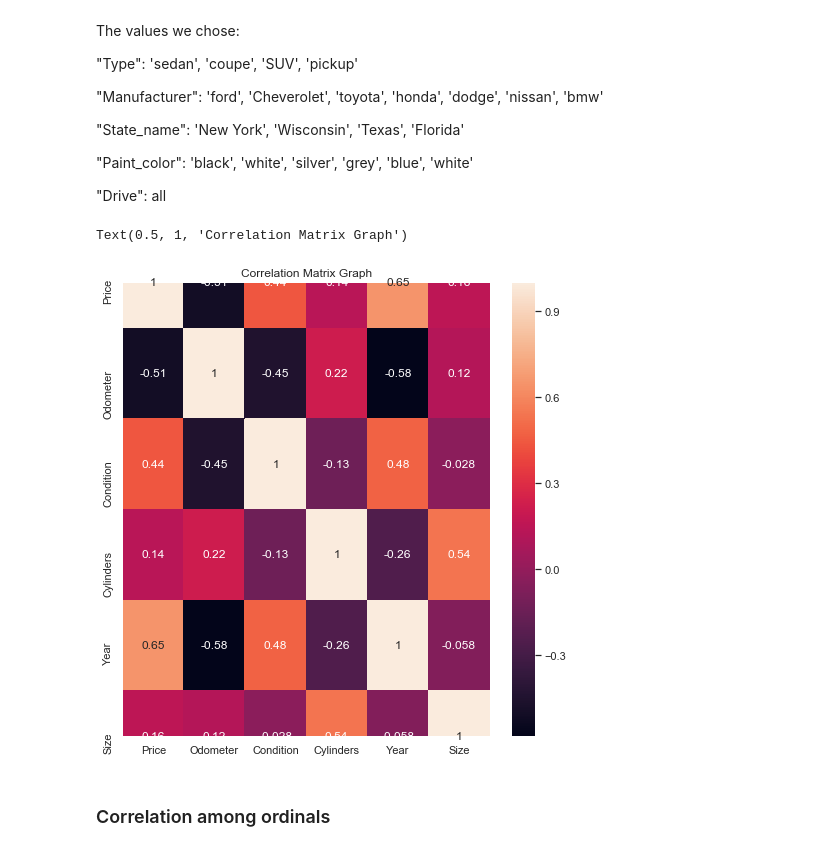
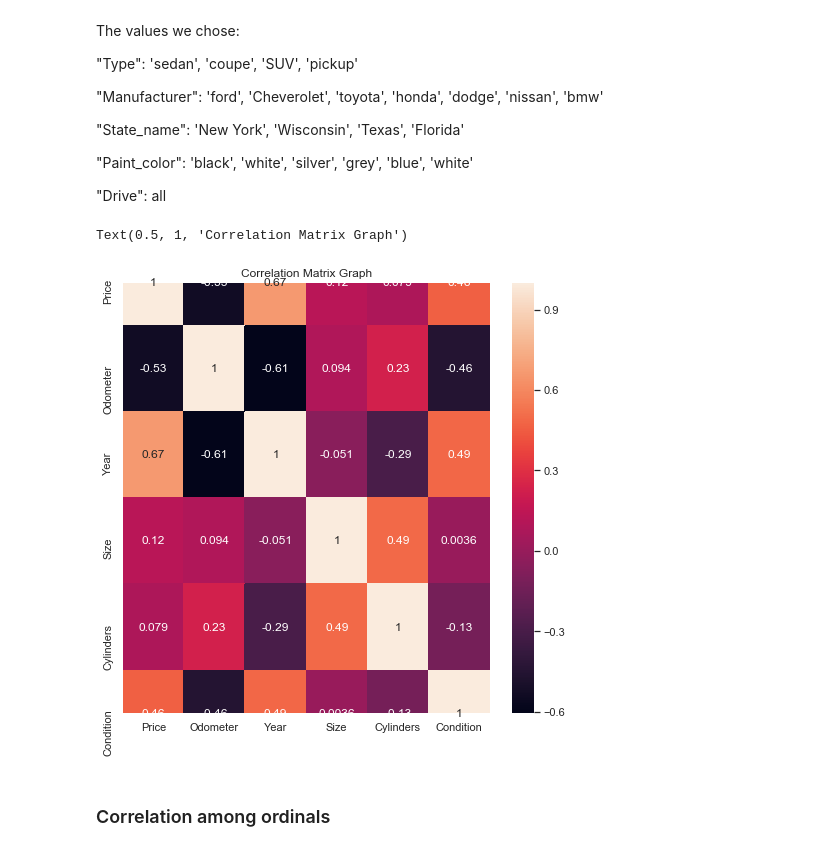
Before and after one commit to Lyle2019CS7324/CS7324, a Jupyter notebook: Lab 1/CS7324Lab.ipynb, the cells around one changed output. Drawn from its saved outputs; the diff is of its cells as text; code cells hidden in the pictures.

Commit message:
pca, kernal pca, visualization

```diff
--- a/Lab 1/CS7324Lab.ipynb
+++ b/Lab 1/CS7324Lab.ipynb
@@ -305,14 +302,14 @@ The values we chose:
 # %%
 cmap = sns.set(style="darkgrid") # one of the many styles to plot using
 
 f, ax = plt.subplots(figsize=(7, 7))
-sns.heatmap(used_cars.corr(), cmap=cmap, annot=True)
+sns.heatmap(target_cars.corr(), cmap=cmap, annot=True)
 
 f.tight_layout()
 plt.title("Correlation Matrix Graph")
 # %% [output]
 Text(0.5, 1, 'Correlation Matrix Graph')
-[figure, old version]
+[figure, new version]
 # %% [markdown]
 ### Correlation among ordinals
 # %% [markdown]
```
Also changed, not shown: parts of 10 cells of this notebook, 3 other files.
